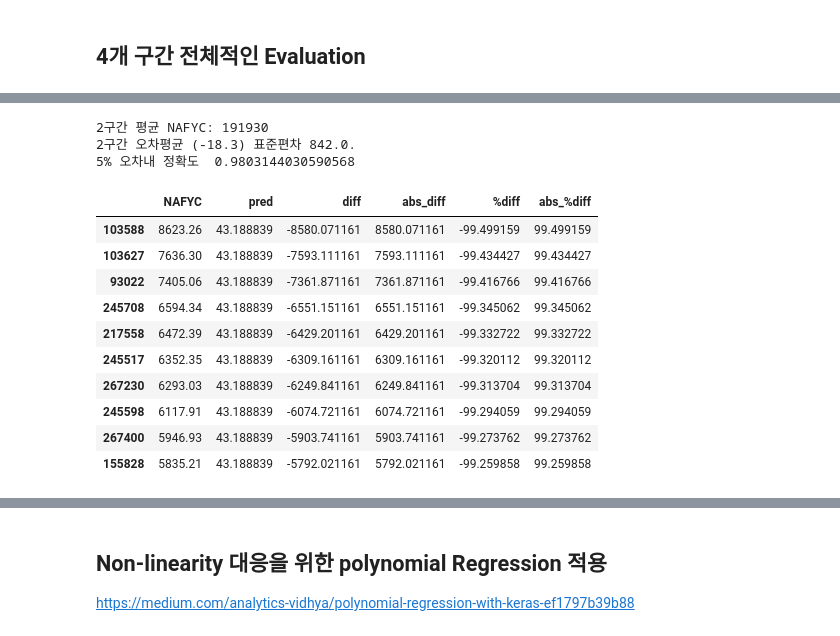
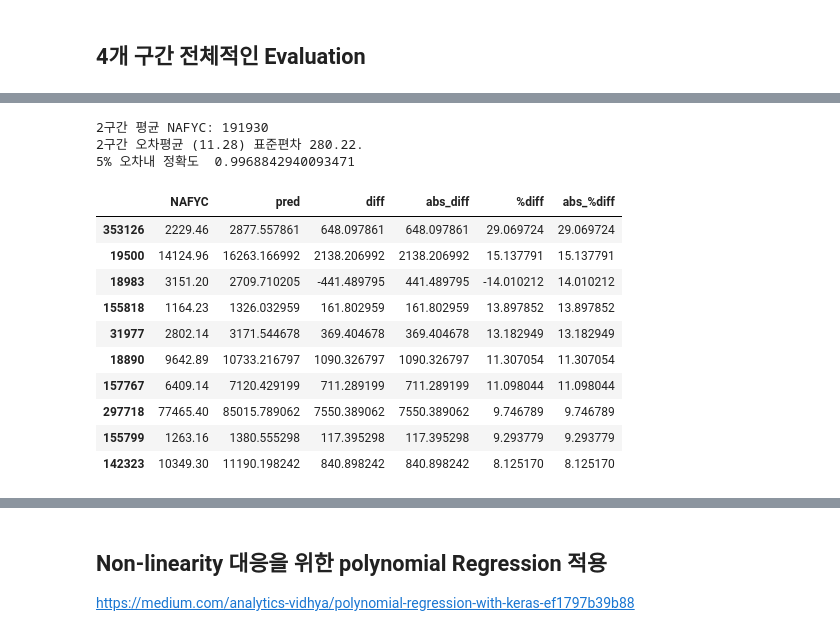
Before and after one commit to dolmani38/non-linear-regression, a Jupyter notebook: Regession_test_0813.ipynb, the cells around one changed output, grey strips where cells are left out. Drawn from its saved outputs; the diff is of its cells as text; code cells hidden in the pictures.

```diff
--- a/Regession_test_0813.ipynb
+++ b/Regession_test_0813.ipynb
@@ -461,5 +460,6 @@ Epoch: 500 - {'loss': 6267264.5, 'soft_5perc_acc': 0.9857577681541443, 'soft_10p
 # %%
 # 2구간 ( 10만원 이상)의 학습
+ds_e5['NAFYC'] = ds_e5['NAFYC'] * 100
 X_train_continuous,X_train_categorical,X_val_continuous_e5,X_val_categorical_e5,Y_train, Y_val_e5 = data_preprocess(ds_e5)
 model_e5 = model_build(X_train_continuous,X_train_categorical)
 model_build_e5 = train_model(model_e5,X_train_continuous,X_train_categorical,X_val_continuous_e5,X_val_categorical_e5,Y_train, Y_val_e5,epochs = 500)
@@ -588,21 +592,21 @@ df1.sort_values(by=['abs_%diff'], axis=0, ascending=False).head(10)
 # %%
-df2 = range_eveluation(2,X_val_continuous_e5, X_val_categorical_e5,Y_val_e5,model_build_e5)
+df2 = range_eveluation(2,X_val_continuous_e5, X_val_categorical_e5,Y_val_e5,model_build_e5,adjust_weight=0.01)
 df2.sort_values(by=['abs_%diff'], axis=0, ascending=False).head(10)
 # %% [output]
 2구간 평균 NAFYC: 191930
-2구간 오차평균 (-18.3) 표준편차 842.0.
-5% 오차내 정확도  0.9803144030590568
+2구간 오차평균 (11.28) 표준편차 280.22.
+5% 오차내 정확도  0.9968842940093471
 |  | NAFYC | pred | diff | abs_diff | %diff | abs_%diff |
-| 103588 | 8623.26 | 43.188839 | -8580.071161 | 8580.071161 | -99.499159 | 99.499159 |
-| 103627 | 7636.30 | 43.188839 | -7593.111161 | 7593.111161 | -99.434427 | 99.434427 |
-| 93022 | 7405.06 | 43.188839 | -7361.871161 | 7361.871161 | -99.416766 | 99.416766 |
-| 245708 | 6594.34 | 43.188839 | -6551.151161 | 6551.151161 | -99.345062 | 99.345062 |
-| 217558 | 6472.39 | 43.188839 | -6429.201161 | 6429.201161 | -99.332722 | 99.332722 |
-| 245517 | 6352.35 | 43.188839 | -6309.161161 | 6309.161161 | -99.320112 | 99.320112 |
-| 267230 | 6293.03 | 43.188839 | -6249.841161 | 6249.841161 | -99.313704 | 99.313704 |
-| 245598 | 6117.91 | 43.188839 | -6074.721161 | 6074.721161 | -99.294059 | 99.294059 |
-| 267400 | 5946.93 | 43.188839 | -5903.741161 | 5903.741161 | -99.273762 | 99.273762 |
-| 155828 | 5835.21 | 43.188839 | -5792.021161 | 5792.021161 | -99.259858 | 99.259858 |
+| 353126 | 2229.46 | 2877.557861 | 648.097861 | 648.097861 | 29.069724 | 29.069724 |
+| 19500 | 14124.96 | 16263.166992 | 2138.206992 | 2138.206992 | 15.137791 | 15.137791 |
+| 18983 | 3151.20 | 2709.710205 | -441.489795 | 441.489795 | -14.010212 | 14.010212 |
+| 155818 | 1164.23 | 1326.032959 | 161.802959 | 161.802959 | 13.897852 | 13.897852 |
+| 31977 | 2802.14 | 3171.544678 | 369.404678 | 369.404678 | 13.182949 | 13.182949 |
+| 18890 | 9642.89 | 10733.216797 | 1090.326797 | 1090.326797 | 11.307054 | 11.307054 |
+| 157767 | 6409.14 | 7120.429199 | 711.289199 | 711.289199 | 11.098044 | 11.098044 |
+| 297718 | 77465.40 | 85015.789062 | 7550.389062 | 7550.389062 | 9.746789 | 9.746789 |
+| 155799 | 1263.16 | 1380.555298 | 117.395298 | 117.395298 | 9.293779 | 9.293779 |
+| 142323 | 10349.30 | 11190.198242 | 840.898242 | 840.898242 | 8.125170 | 8.125170 |
 # %%
 df3 = range_eveluation(3,X_val_continuous_e4, X_val_categorical_e4,Y_val_e4,model_build_e4,adjust_weight=0.001)
 df3.sort_values(by=['abs_%diff'], axis=0, ascending=False).head(10)
```
Also changed, not shown: parts of 14 cells of this notebook.
